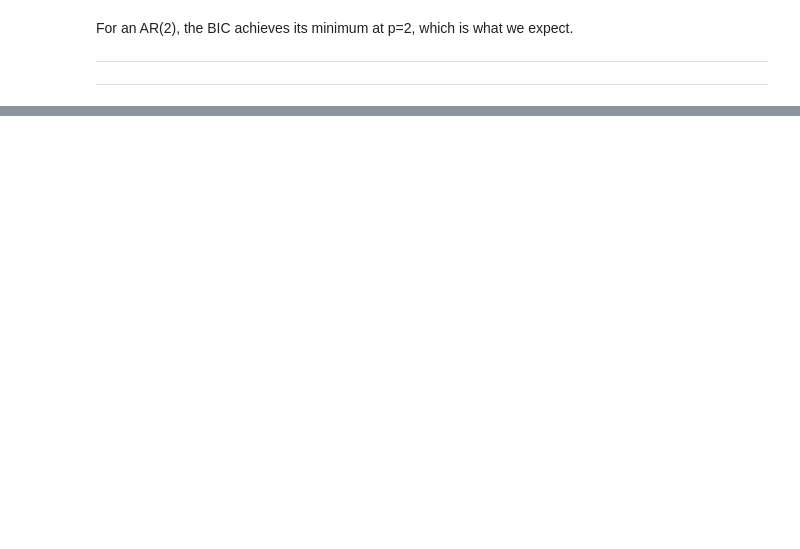
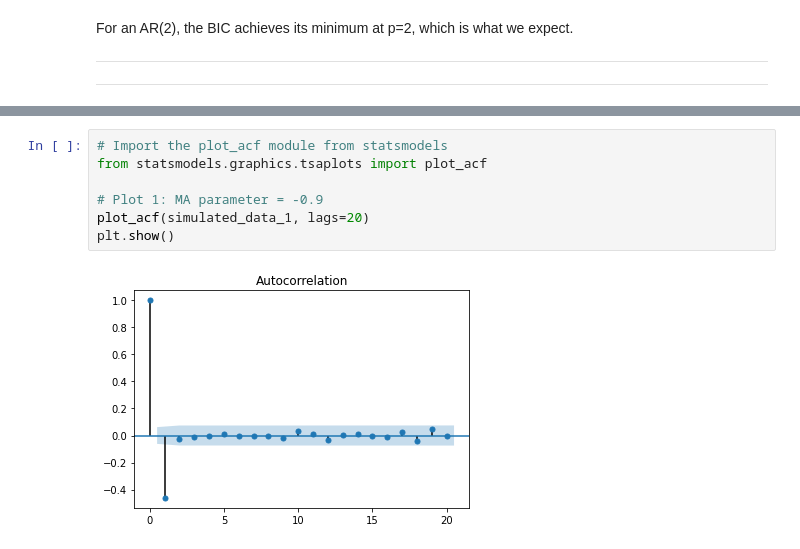
Before and after one commit to pratikgujral/Time-Series-Analysis-Tutorials, a Jupyter notebook: Time_Series_Analysis_in_Python.ipynb, the cells around one changed output, grey strips where cells are left out. Drawn from its saved outputs; the diff is of its cells as text; blank space fills up the shorter version.

```diff
--- a/Time_Series_Analysis_in_Python.ipynb
+++ b/Time_Series_Analysis_in_Python.ipynb
@@ -2072,0 +2133,9 @@ For an AR(2), the BIC achieves its minimum at p=2, which is what we expect.
+# %%
+# Import the plot_acf module from statsmodels
+from statsmodels.graphics.tsaplots import plot_acf
+
+# Plot 1: MA parameter = -0.9
+plot_acf(simulated_data_1, lags=20)
+plt.show()
+# %% [output]
+[figure, added]
```
Also changed, not shown: parts of 47 cells of this notebook.
